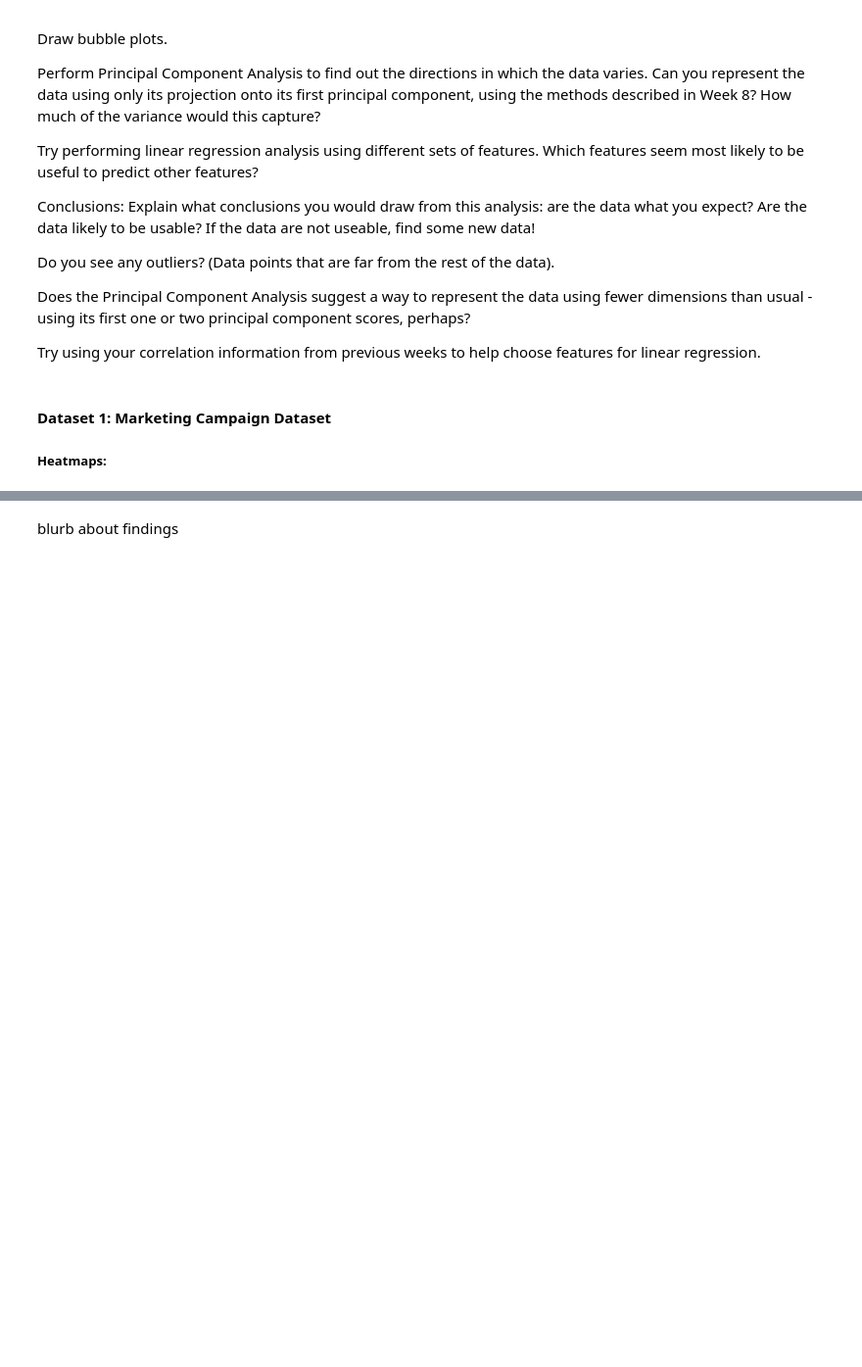
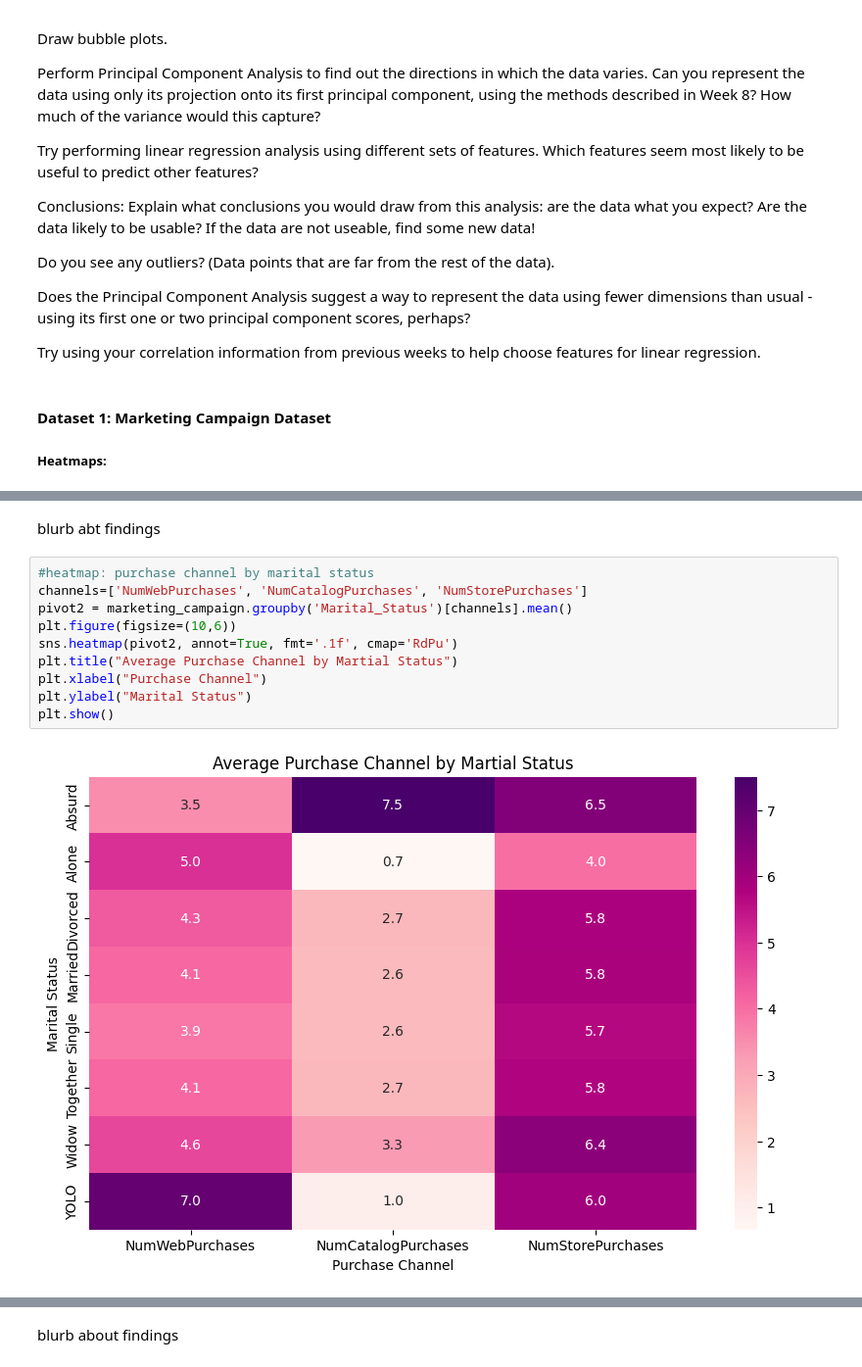
Before and after one commit to paumar2/DX699-MODB2, a Jupyter notebook: Week9.ipynb, the cells around one changed output, grey strips where cells are left out. Shown at 98% size. Saved outputs shown, nothing was run; the diff lists cells and outputs as text; blank space fills up the shorter version.

```diff
--- a/Week9.ipynb
+++ b/Week9.ipynb
@@ -105,0 +113,14 @@ plt.show()
+# %% [markdown]
+blurb abt findings
+# %%
+#heatmap: purchase channel by marital status
+channels=['NumWebPurchases', 'NumCatalogPurchases', 'NumStorePurchases']
+pivot2 = marketing_campaign.groupby('Marital_Status')[channels].mean()
+plt.figure(figsize=(10,6))
+sns.heatmap(pivot2, annot=True, fmt='.1f', cmap='RdPu')
+plt.title("Average Purchase Channel by Martial Status")
+plt.xlabel("Purchase Channel")
+plt.ylabel("Marital Status")
+plt.show()
+# %% [output]
+[figure, added]
```
Also changed, not shown: parts of 58 cells of this notebook.
